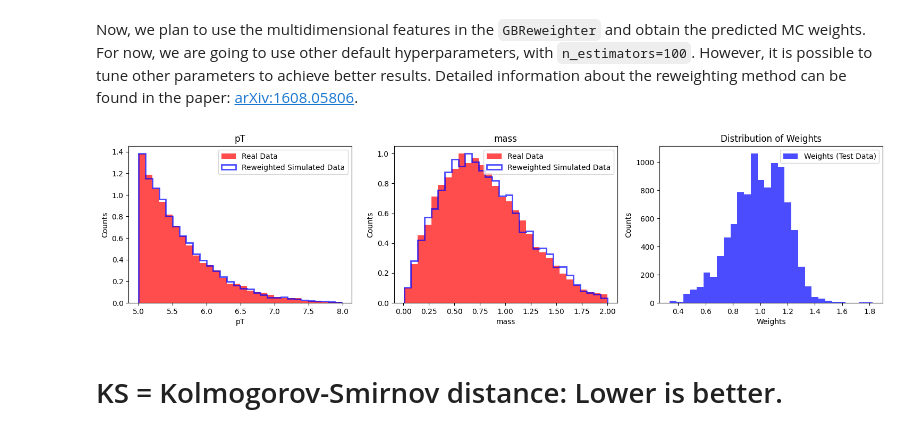
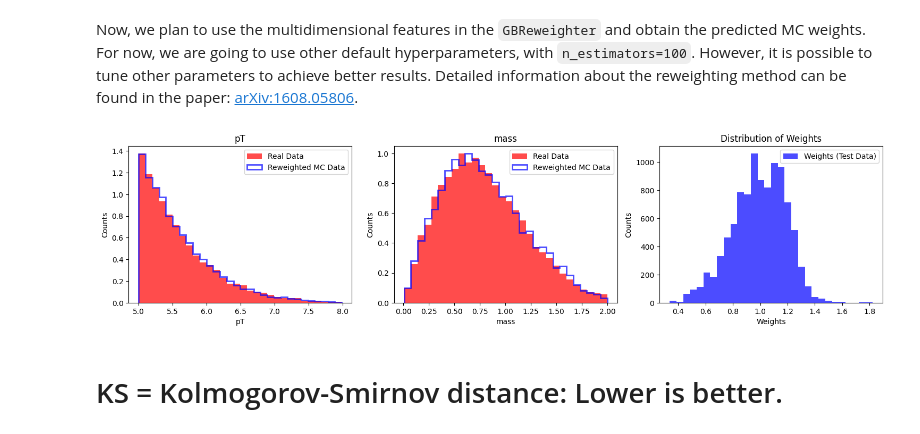
Before and after one commit to forhadnmsu/mc_reweight, a Jupyter notebook: reweight.ipynb, the cells around one changed output. Cells and saved outputs as stored; diff of their text form; code cells hidden in the pictures.

```diff
--- a/reweight.ipynb
+++ b/reweight.ipynb
@@ -60,35 +60,35 @@ weights_test_data = reweighter.predict_weights(test_data)
 # %%
 hist_settings = {'bins': 30, 'density': True, 'alpha': 0.7}
 
 def draw_distributions_with_weights(original, target, weights_test_data):
     plt.figure(figsize=[15, 7])
 
     # Define the columns
     columns = ['pT', 'mass']
 
     for id, column in enumerate(columns, 1):
         column_index = id - 1
         xlim = np.percentile(np.hstack([target[:, column_index]]), [0.01, 99.99])
         plt.subplot(2, 3, id)
         plt.hist(original[:, column_index][:10000], range=xlim, **hist_settings, color='r', label='Real Data', weights=weights_test_data[:10000])
-        plt.hist(target[:10000, column_index], range=xlim, **hist_settings, color='blue', label='Reweighted Simulated Data', weights=weights_test_data[:10000], histtype='step', linewidth=2)
+        plt.hist(target[:10000, column_index], range=xlim, **hist_settings, color='blue', label='Reweighted MC Data', histtype='step', linewidth=2)
         plt.title(column)
         plt.xlabel(column)
         plt.ylabel('Counts')
         plt.legend()
     plt.subplot(2, 3, 3)
     plt.hist(weights_test_data[:10000], bins=30, color='blue', alpha=0.7, label='Weights (Test Data)')
     plt.title('Distribution of Weights')
     plt.xlabel('Weights')
     plt.ylabel('Counts')
     plt.legend()
 
     plt.tight_layout()
     plt.show()
 
 draw_distributions_with_weights(test_data, real_data_2d, weights_test_data)
 # %% [output]
-[figure, old version]
+[figure, new version]
 # %% [markdown]
 # KS = Kolmogorov-Smirnov distance: Lower is better.
 # %%
```
Also changed, not shown: parts of 1 cell of this notebook.
